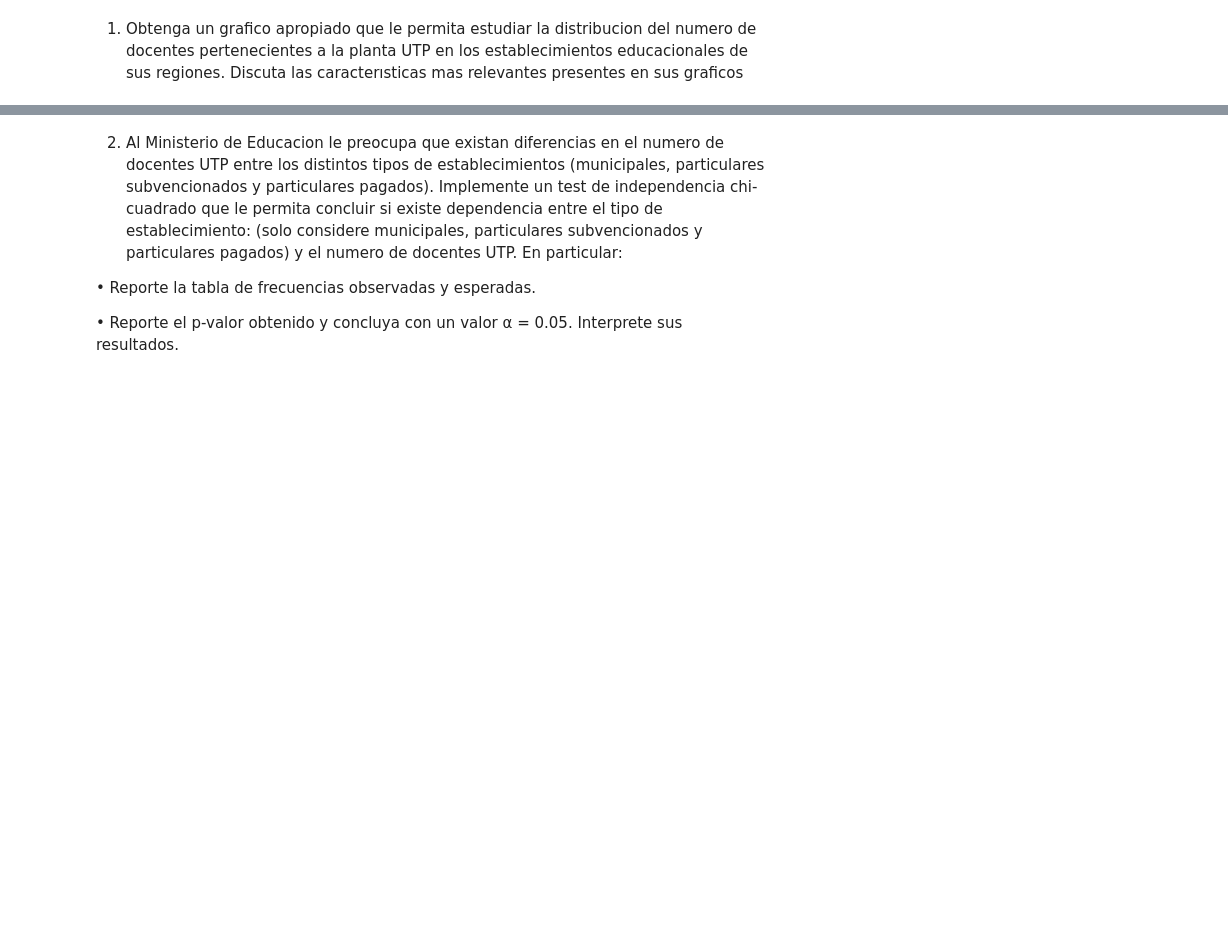
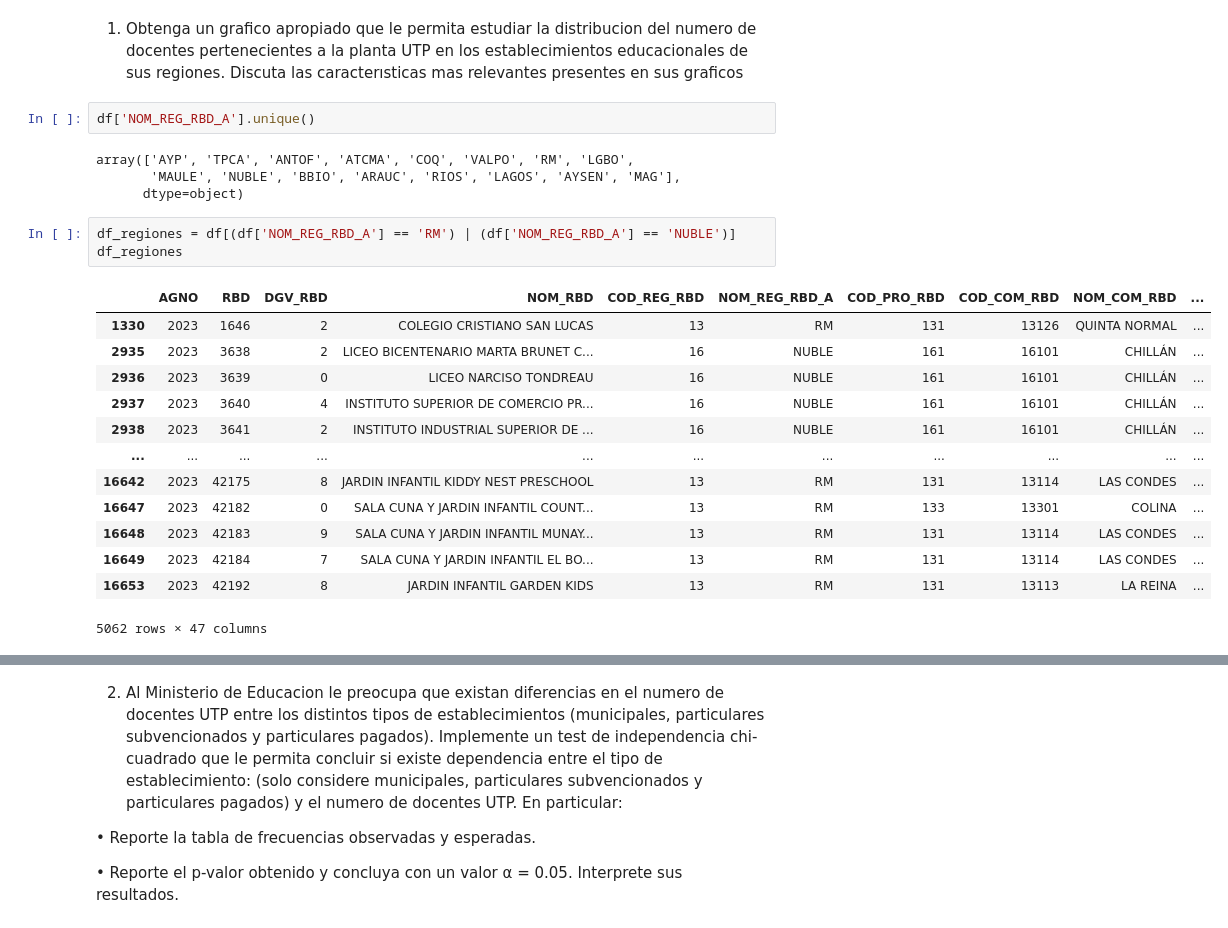
Before and after one commit to Dxeg0o/proyecto_cdd_2, a Jupyter notebook: proyecto.ipynb, the cells around one changed output, grey strips where cells are left out. Drawn from its saved outputs; the diff is of its cells as text; blank space fills up the shorter version.

```diff
--- a/proyecto.ipynb
+++ b/proyecto.ipynb
@@ -129,3 +129,26 @@ el paıs.
 1. Obtenga un grafico apropiado que le permita estudiar la distribucion del numero de docentes pertenecientes a
 la planta UTP en los establecimientos educacionales de sus regiones. Discuta las caracterısticas mas relevantes
 presentes en sus graficos
+# %%
+df['NOM_REG_RBD_A'].unique()
+# %% [output]
+array(['AYP', 'TPCA', 'ANTOF', 'ATCMA', 'COQ', 'VALPO', 'RM', 'LGBO',
+       'MAULE', 'NUBLE', 'BBIO', 'ARAUC', 'RIOS', 'LAGOS', 'AYSEN', 'MAG'],
+      dtype=object)
+# %%
+df_regiones = df[(df['NOM_REG_RBD_A'] == 'RM') | (df['NOM_REG_RBD_A'] == 'NUBLE')]
+df_regiones
+# %% [output]
+|  | AGNO | RBD | DGV_RBD | NOM_RBD | COD_REG_RBD | NOM_REG_RBD_A | COD_PRO_RBD | COD_COM_RBD | NOM_COM_RBD | ... |
+| 1330 | 2023 | 1646 | 2 | COLEGIO CRISTIANO SAN LUCAS | 13 | RM | 131 | 13126 | QUINTA NORMAL | ... |
+| 2935 | 2023 | 3638 | 2 | LICEO BICENTENARIO MARTA BRUNET C... | 16 | NUBLE | 161 | 16101 | CHILLÁN | ... |
+| 2936 | 2023 | 3639 | 0 | LICEO NARCISO TONDREAU | 16 | NUBLE | 161 | 16101 | CHILLÁN | ... |
+| 2937 | 2023 | 3640 | 4 | INSTITUTO SUPERIOR DE COMERCIO PR... | 16 | NUBLE | 161 | 16101 | CHILLÁN | ... |
+| 2938 | 2023 | 3641 | 2 | INSTITUTO INDUSTRIAL SUPERIOR DE ... | 16 | NUBLE | 161 | 16101 | CHILLÁN | ... |
+| ... | ... | ... | ... | ... | ... | ... | ... | ... | ... | ... |
+| 16642 | 2023 | 42175 | 8 | JARDIN INFANTIL KIDDY NEST PRESCHOOL | 13 | RM | 131 | 13114 | LAS CONDES | ... |
+| 16647 | 2023 | 42182 | 0 | SALA CUNA Y JARDIN INFANTIL COUNT... | 13 | RM | 133 | 13301 | COLINA | ... |
+| 16648 | 2023 | 42183 | 9 | SALA CUNA Y JARDIN INFANTIL MUNAY... | 13 | RM | 131 | 13114 | LAS CONDES | ... |
+| 16649 | 2023 | 42184 | 7 | SALA CUNA Y JARDIN INFANTIL EL BO... | 13 | RM | 131 | 13114 | LAS CONDES | ... |
+| 16653 | 2023 | 42192 | 8 | JARDIN INFANTIL GARDEN KIDS | 13 | RM | 131 | 13113 | LA REINA | ... |
+5062 rows × 47 columns
```
Also changed, not shown: parts of 6 cells of this notebook.
